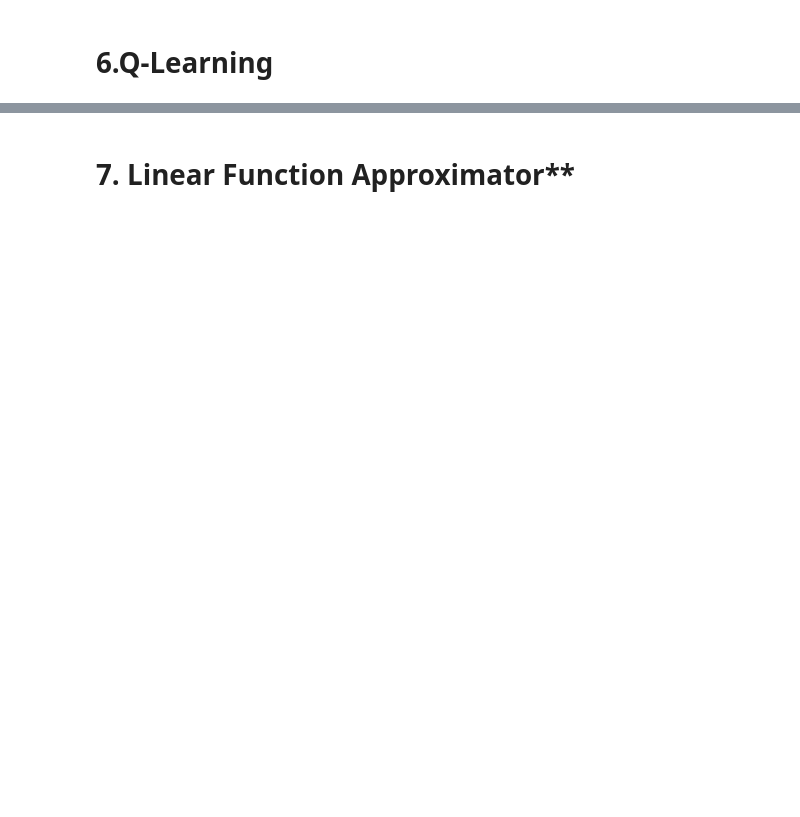
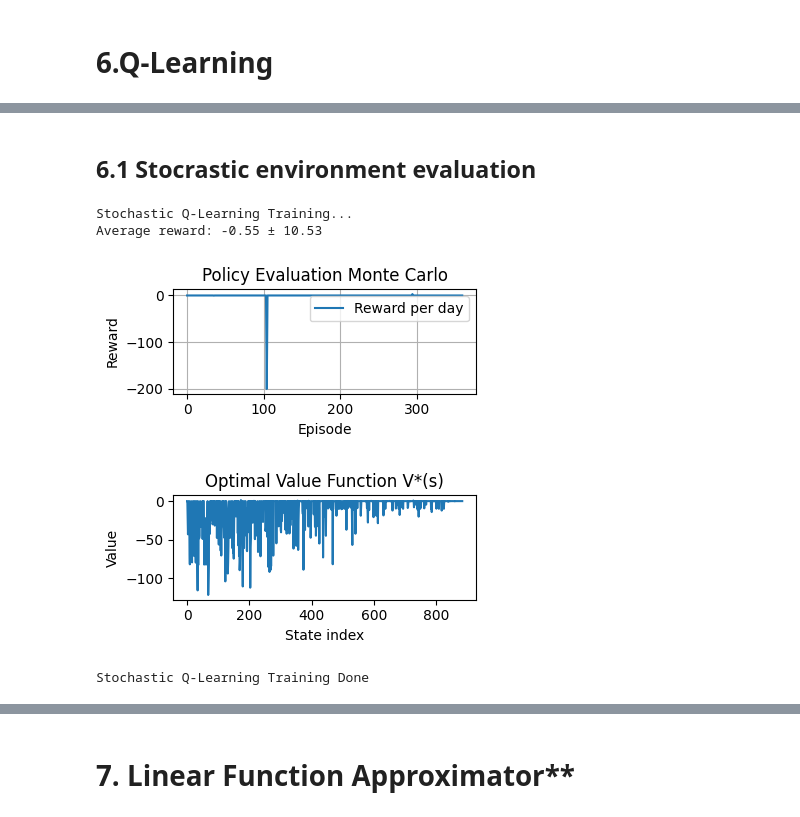
Before and after one commit to renatavillegas/ReinforcedLearning, a Jupyter notebook: Project1.ipynb, the cells around one changed output, grey strips where cells are left out. Cells and saved outputs as stored; diff of their text form; code cells hidden in the pictures; blank space fills up the shorter version.

```diff
--- a/Project1.ipynb
+++ b/Project1.ipynb
@@ -558,0 +786,23 @@ print("Average return:", total_rewards / 100)
+# %% [markdown]
+## 6.1 Stocrastic environment evaluation
+# %%
+# Q-Learning hyperparameters
+gamma_ql = 0.99
+alpha_ql = 0.1
+epsilon_ql = 0.999
+epsilon_decay_ql = 0.005
+epsilon_min_ql = 0.2
+# %%
+    print("Stochastic Q-Learning Training...")
+    Q_ql, rewards_ql = q_learning_train(env, num_train_episodes, gamma=gamma_ql, alpha=alpha_ql, epsilon=epsilon_ql, epsilon_decay=epsilon_decay_ql, epsilon_min=epsilon_min_ql)
+    V_ql = get_value_function(Q_ql)
+    rewards_ql = evaluate(env, Q_ql, num_eval_episodes)
+    plot_rewards(rewards_ql)
+    plot_values(V_ql)
+    print("Stochastic Q-Learning Training Done")
+# %% [output]
+Stochastic Q-Learning Training...
+Average reward: -0.55 ± 10.53
+[figure, added]
+[figure, added]
+Stochastic Q-Learning Training Done
```
Also changed, not shown: parts of 19 cells of this notebook, 1 other file.
